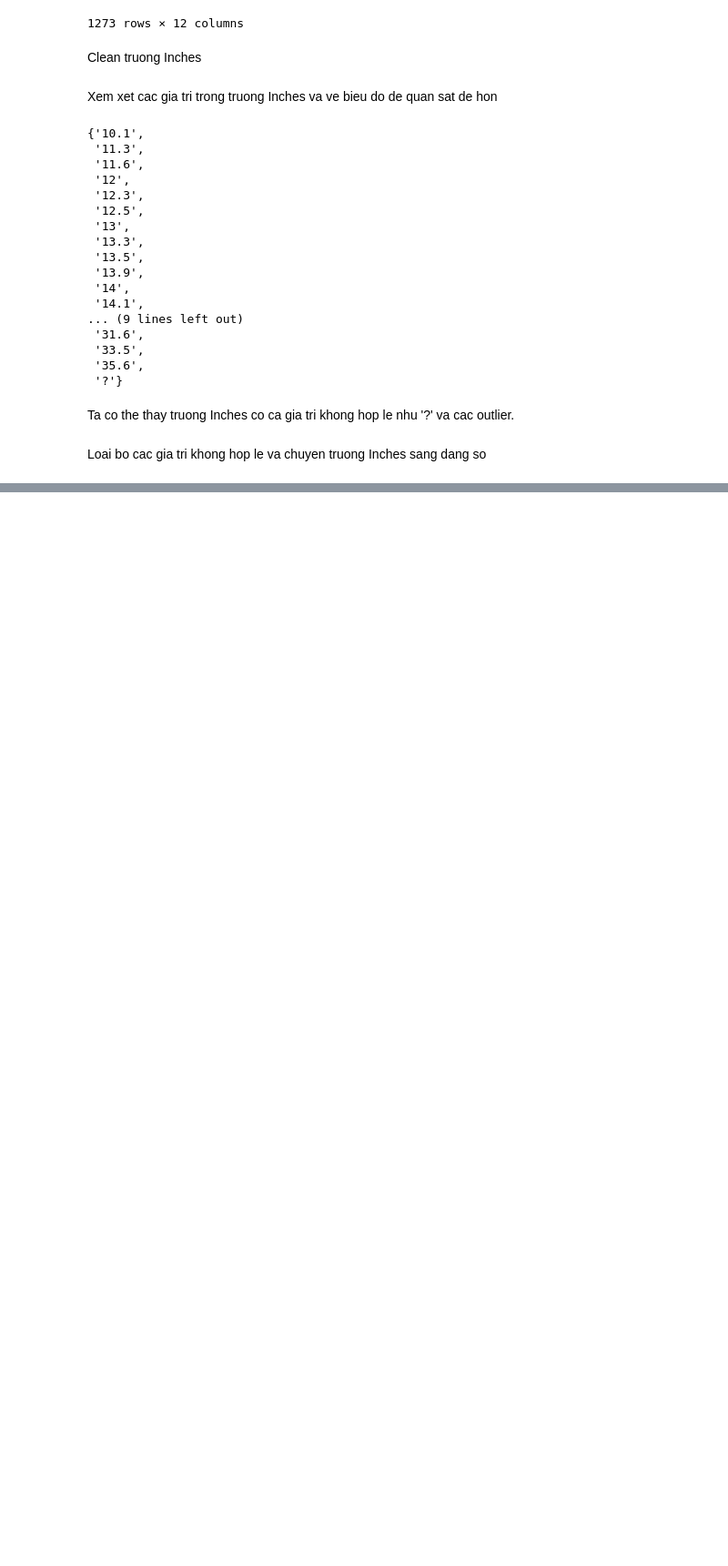
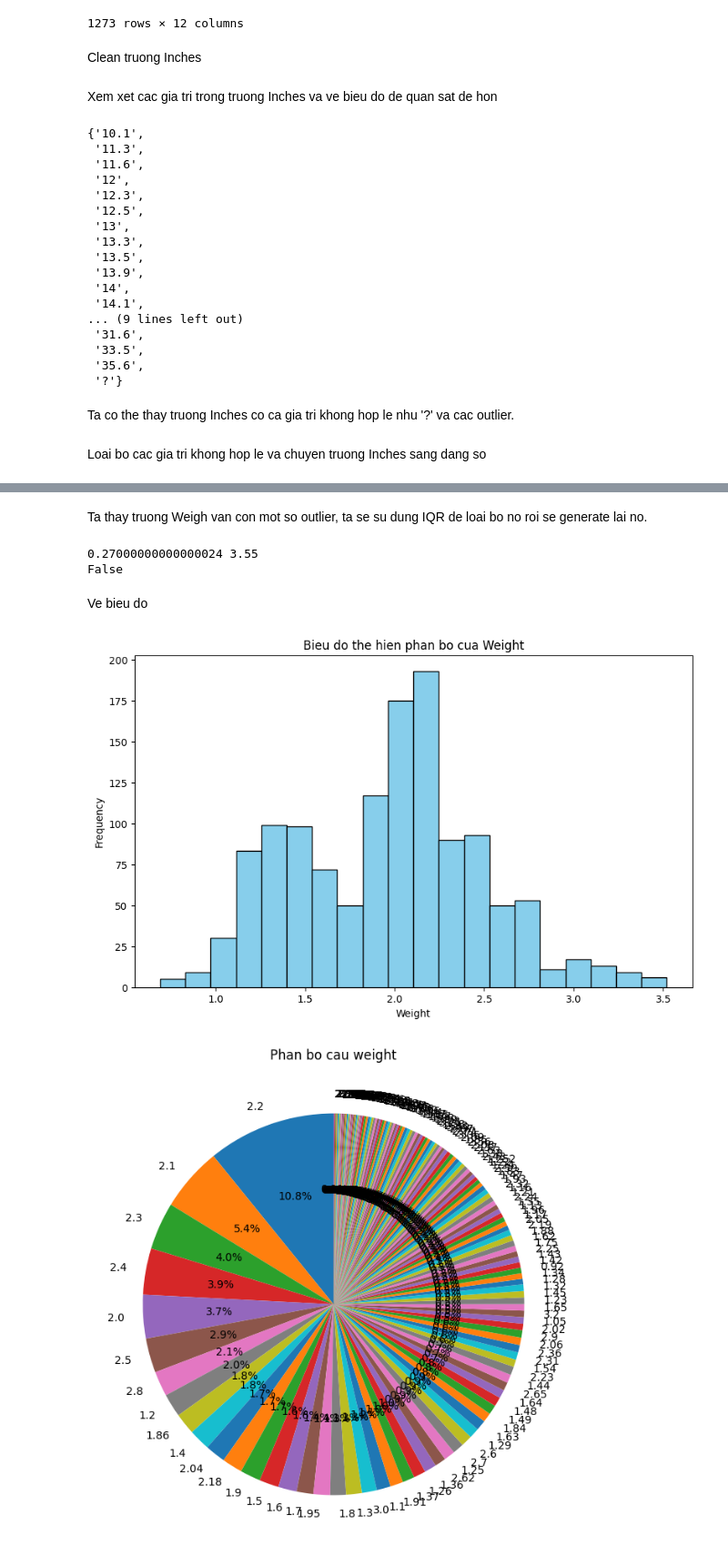
Before and after one commit to KhiemVT/python, a Jupyter notebook: Duy/Duy_pre_Inches_Weight_ScreenResolution.ipynb, the cells around one changed output, grey strips where cells are left out. Shown: that part at 91% size. Drawn from its saved outputs; the diff is of its cells as text; code cells hidden in the pictures; blank space fills up the shorter version.

```diff
--- a/Duy/Duy_pre_Inches_Weight_ScreenResolution.ipynb
+++ b/Duy/Duy_pre_Inches_Weight_ScreenResolution.ipynb
@@ -106,0 +330,43 @@ df['Inches']=pd.to_numeric(df['Inches'], errors='coerce')
+# %% [markdown]
+Ta thay truong Weigh van con mot so outlier, ta se su dung IQR de loai bo no roi se generate lai no.
+# %%
+Q1=df['Weight'].quantile(0.25)
+Q3=df['Weight'].quantile(0.75)
+IQR= Q3-Q1
+
+lower_bound=Q1-1.5*IQR
+upper_bound=Q3+1.5*IQR
+print(lower_bound, upper_bound)
+
+df.loc[(df['Weight']<lower_bound) | (df['Weight']>upper_bound) ,'Weight']=np.nan
+
+#Lay top 5 gia tri co tan so cao nhat
+top5_Weight=df['Weight'].value_counts().nlargest(5)
+prob=top5_Weight / top5_Weight.sum() # lay xac xuat tung gia tri
+# generate gia tri theo phan bo
+df.loc[:,'Weight']=df['Weight'].apply(lambda x: np.random.choice(top5_Weight.index,p=prob) if pd.isnull(x) else x)
+# kiem tra con gia tri null nao khong
+print(df['Weight'].isnull().any())
+# %% [output]
+0.27000000000000024 3.55
+False
+# %% [markdown]
+Ve bieu do
+# %%
+# Ve bieu do cot
+plt.figure(figsize=(10,6))
+plt.hist(df['Weight'], bins=20,color='skyblue', edgecolor='black')
+plt.xlabel( 'Weight')
+plt.ylabel('Frequency')
+plt.title('Bieu do the hien phan bo cua Weight')
+plt.show()
+
+all_value=df['Weight'].value_counts()
+# Ve bieu do tron
+plt.figure(figsize=(8,8))
+plt.pie(all_value, labels=all_value.index, autopct='%1.1f%%', startangle=90)
+plt.title('Phan bo cau weight')
+plt.show()
+# %% [output]
+[figure, added]
+[figure, added]
```
Also changed, not shown: parts of 26 cells of this notebook.
